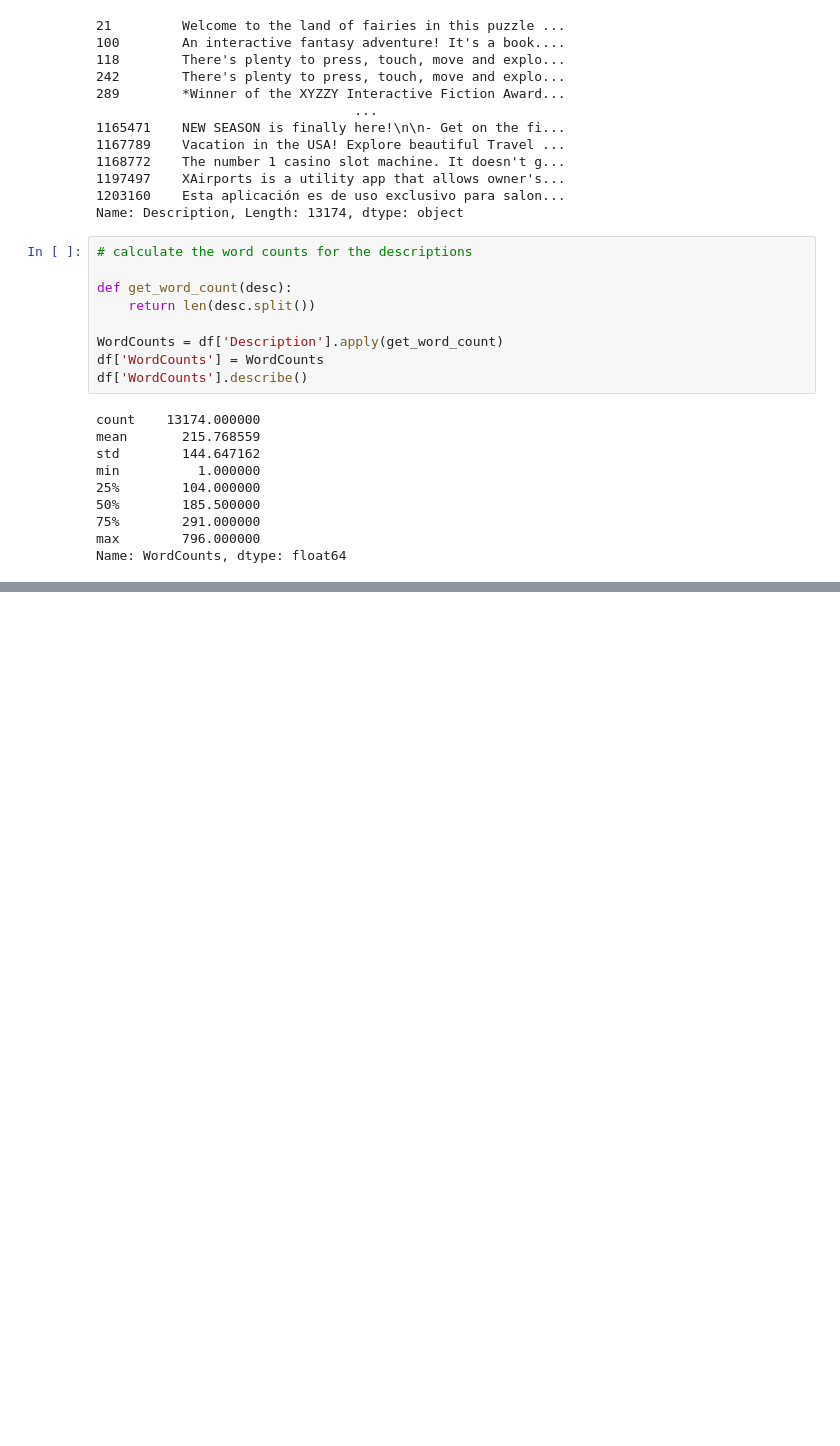
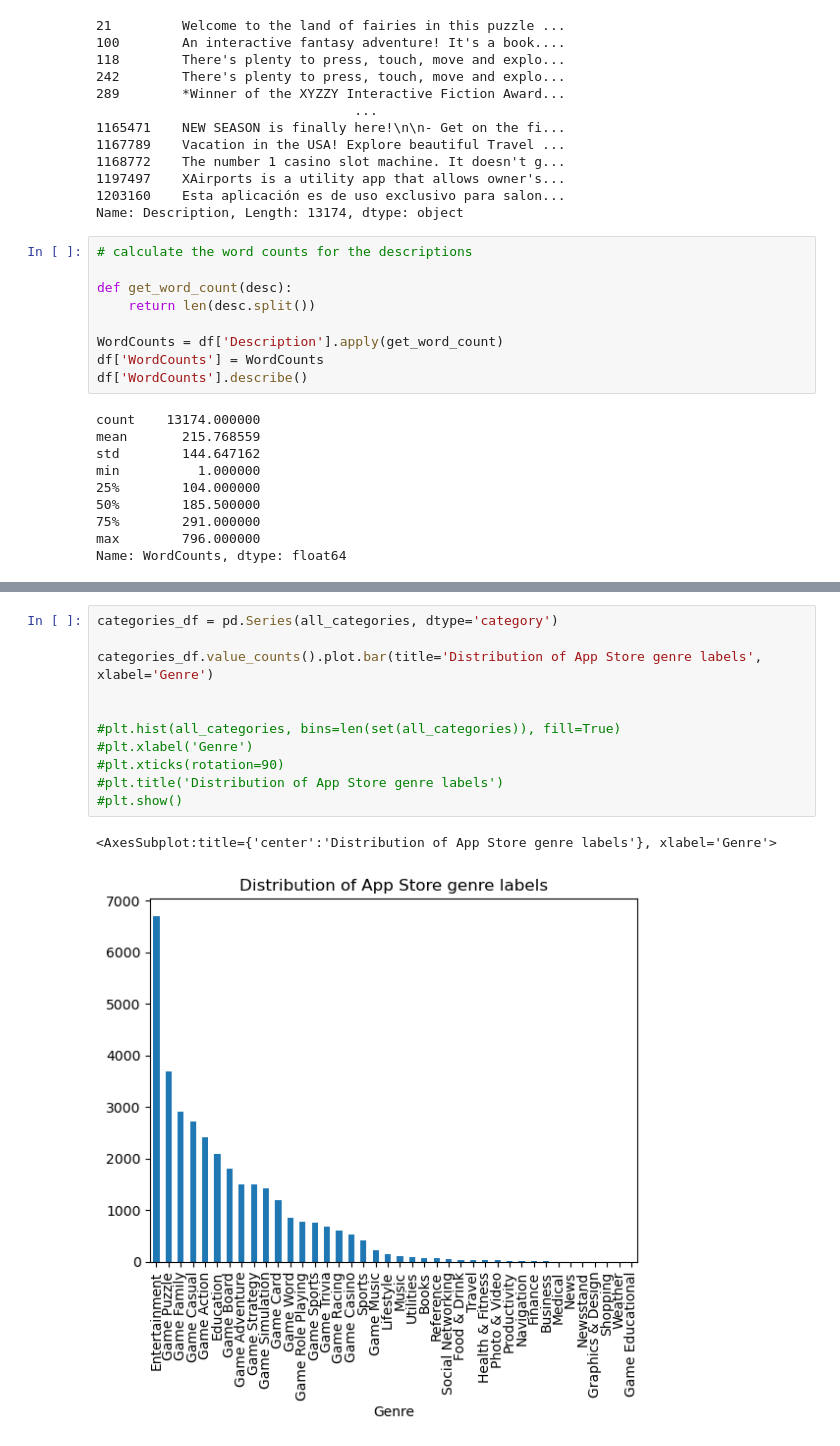
Before and after one commit to tsido/lda-thesis, a Jupyter notebook: data/generate_game_descriptions.ipynb, the cells around one changed output, grey strips where cells are left out. Saved outputs shown, nothing was run; the diff lists cells and outputs as text; blank space fills up the shorter version.

```diff
--- a/data/generate_game_descriptions.ipynb
+++ b/data/generate_game_descriptions.ipynb
@@ -213,0 +294,14 @@ array([ 23,  74, 137, 187, 232, 255, 284, 336, 339, 357, 378, 368, 369,
+# %%
+categories_df = pd.Series(all_categories, dtype='category')
+
+categories_df.value_counts().plot.bar(title='Distribution of App Store genre labels', xlabel='Genre')
+
+
+#plt.hist(all_categories, bins=len(set(all_categories)), fill=True)
+#plt.xlabel('Genre')
+#plt.xticks(rotation=90)
+#plt.title('Distribution of App Store genre labels')
+#plt.show()
+# %% [output]
+<AxesSubplot:title={'center':'Distribution of App Store genre labels'}, xlabel='Genre'>
+[figure, added]
```
Also changed, not shown: parts of 9 cells of this notebook.
